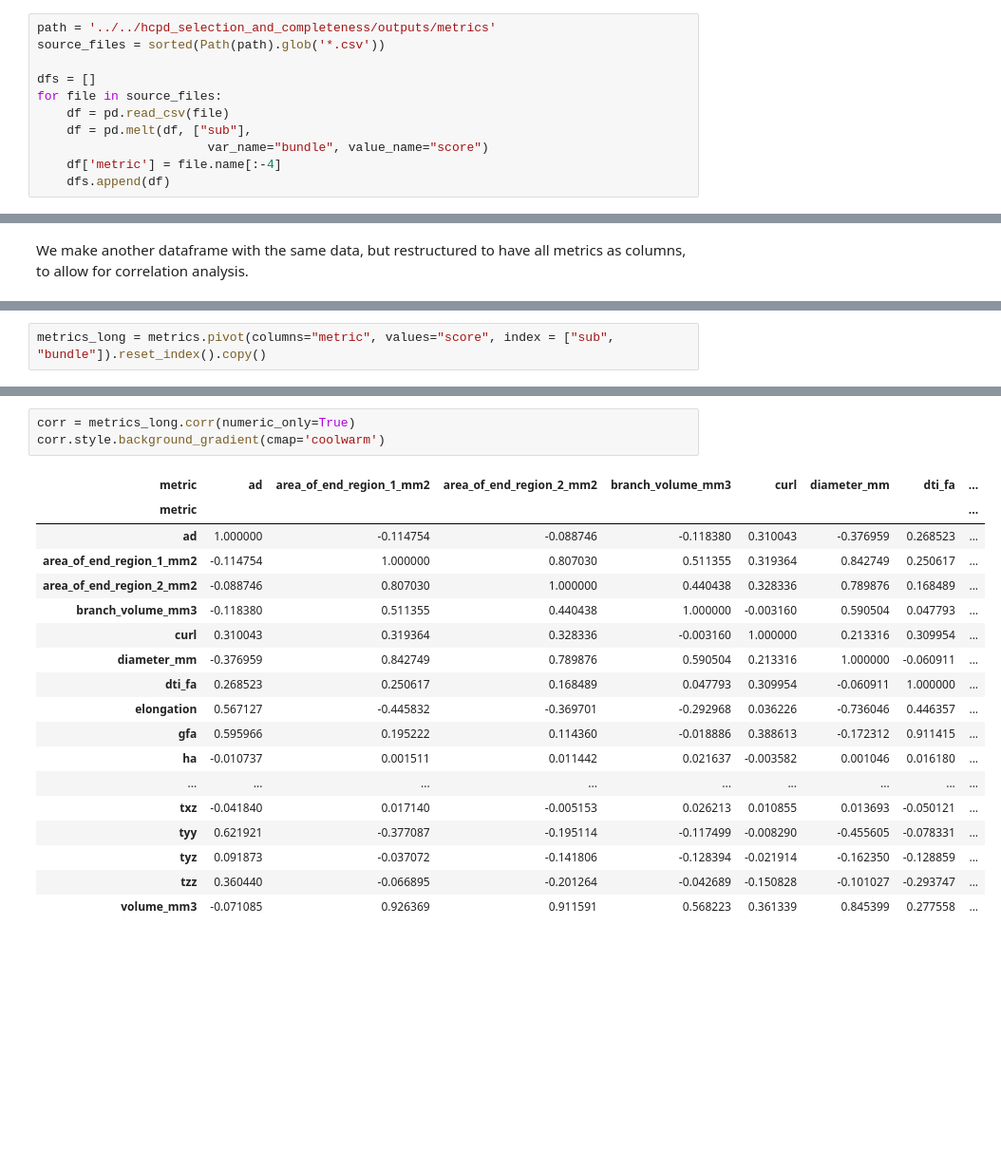
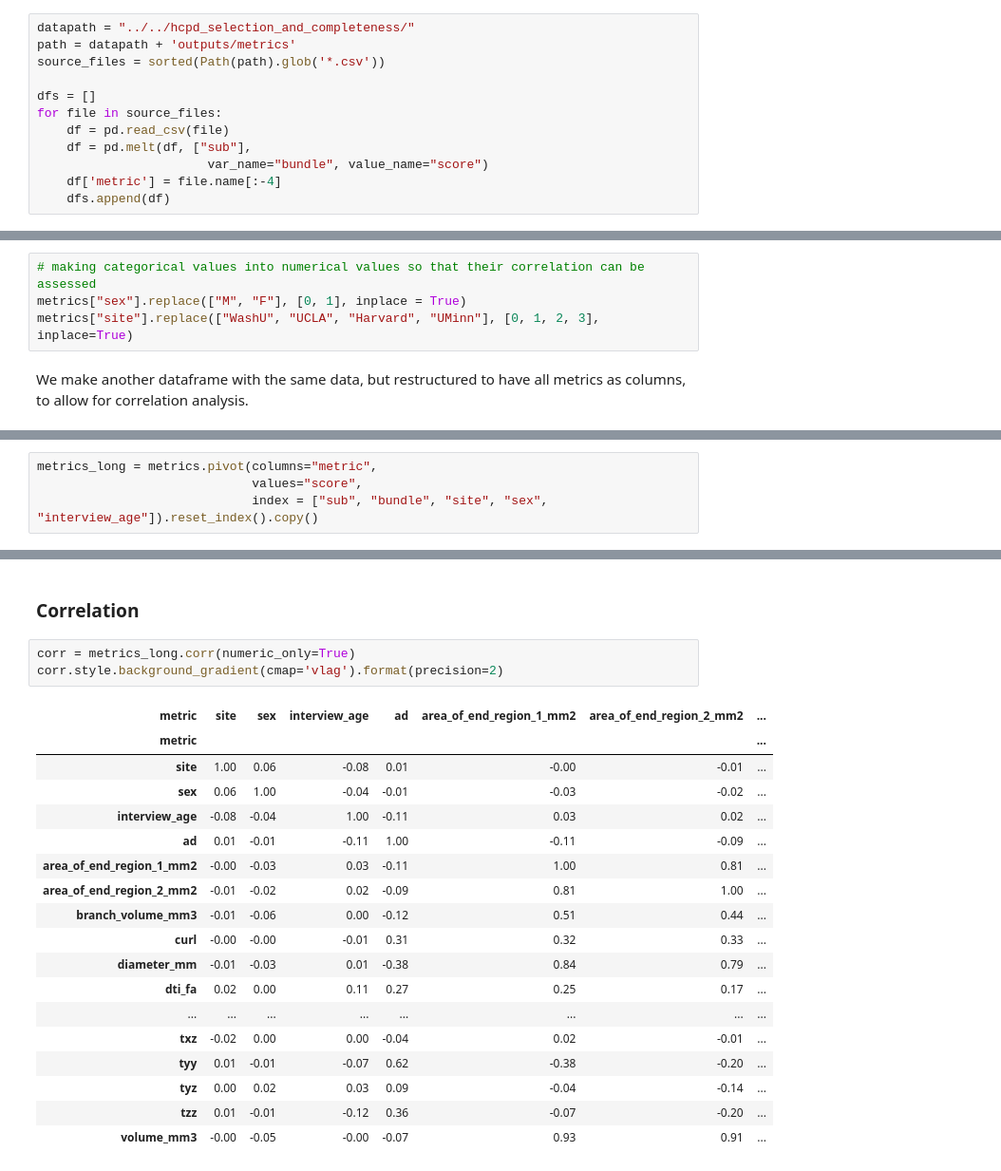
Before and after one commit to PennLINC/macedo_tracometry, a Jupyter notebook: code/autotrack_hcpd_analysis.ipynb, the cells around one changed output, grey strips where cells are left out. Shown at 95% size. Saved outputs shown, nothing was run; the diff lists cells and outputs as text; blank space fills up the shorter version.

```diff
--- a/code/autotrack_hcpd_analysis.ipynb
+++ b/code/autotrack_hcpd_analysis.ipynb
@@ -9,5 +11,6 @@ We combine all of these dataframes into one dataframe with four columns: sub (pa
 # %%
-path = '../../hcpd_selection_and_completeness/outputs/metrics'
+datapath = "../../hcpd_selection_and_completeness/"
+path = datapath + 'outputs/metrics'
 source_files = sorted(Path(path).glob('*.csv'))
 
 dfs = []
@@ -26,2 +55,6 @@ metrics.head(0)
+# %%
+# making categorical values into numerical values so that their correlation can be assessed
+metrics["sex"].replace(["M", "F"], [0, 1], inplace = True)
+metrics["site"].replace(["WashU", "UCLA", "Harvard", "UMinn"], [0, 1, 2, 3], inplace=True)
 # %% [markdown]
 We make another dataframe with the same data, but restructured to have all metrics as columns, to allow for correlation analysis.
@@ -32,3 +63,5 @@ len(metrics)/metrics["metric"].nunique()
 # %%
-metrics_long = metrics.pivot(columns="metric", values="score", index = ["sub", "bundle"]).reset_index().copy()
+metrics_long = metrics.pivot(columns="metric",
+                             values="score",
+                             index = ["sub", "bundle", "site", "sex", "interview_age"]).reset_index().copy()
 # %%
@@ -43,23 +101,25 @@ metrics_long.head(0)
+# %% [markdown]
+### Correlation
 # %%
 corr = metrics_long.corr(numeric_only=True)
-corr.style.background_gradient(cmap='coolwarm')
+corr.style.background_gradient(cmap='vlag').format(precision=2)
 # %% [output]
-| metric | ad | area_of_end_region_1_mm2 | area_of_end_region_2_mm2 | branch_volume_mm3 | curl | diameter_mm | dti_fa | ... |
-| metric |  |  |  |  |  |  |  | ... |
-| ad | 1.000000 | -0.114754 | -0.088746 | -0.118380 | 0.310043 | -0.376959 | 0.268523 | ... |
-| area_of_end_region_1_mm2 | -0.114754 | 1.000000 | 0.807030 | 0.511355 | 0.319364 | 0.842749 | 0.250617 | ... |
-| area_of_end_region_2_mm2 | -0.088746 | 0.807030 | 1.000000 | 0.440438 | 0.328336 | 0.789876 | 0.168489 | ... |
-| branch_volume_mm3 | -0.118380 | 0.511355 | 0.440438 | 1.000000 | -0.003160 | 0.590504 | 0.047793 | ... |
-| curl | 0.310043 | 0.319364 | 0.328336 | -0.003160 | 1.000000 | 0.213316 | 0.309954 | ... |
-| diameter_mm | -0.376959 | 0.842749 | 0.789876 | 0.590504 | 0.213316 | 1.000000 | -0.060911 | ... |
-| dti_fa | 0.268523 | 0.250617 | 0.168489 | 0.047793 | 0.309954 | -0.060911 | 1.000000 | ... |
-| elongation | 0.567127 | -0.445832 | -0.369701 | -0.292968 | 0.036226 | -0.736046 | 0.446357 | ... |
-| gfa | 0.595966 | 0.195222 | 0.114360 | -0.018886 | 0.388613 | -0.172312 | 0.911415 | ... |
-| ha | -0.010737 | 0.001511 | 0.011442 | 0.021637 | -0.003582 | 0.001046 | 0.016180 | ... |
-| ... | ... | ... | ... | ... | ... | ... | ... | ... |
-| txz | -0.041840 | 0.017140 | -0.005153 | 0.026213 | 0.010855 | 0.013693 | -0.050121 | ... |
-| tyy | 0.621921 | -0.377087 | -0.195114 | -0.117499 | -0.008290 | -0.455605 | -0.078331 | ... |
-| tyz | 0.091873 | -0.037072 | -0.141806 | -0.128394 | -0.021914 | -0.162350 | -0.128859 | ... |
-| tzz | 0.360440 | -0.066895 | -0.201264 | -0.042689 | -0.150828 | -0.101027 | -0.293747 | ... |
-| volume_mm3 | -0.071085 | 0.926369 | 0.911591 | 0.568223 | 0.361339 | 0.845399 | 0.277558 | ... |
+| metric | site | sex | interview_age | ad | area_of_end_region_1_mm2 | area_of_end_region_2_mm2 | ... |
+| metric |  |  |  |  |  |  | ... |
+| site | 1.00 | 0.06 | -0.08 | 0.01 | -0.00 | -0.01 | ... |
+| sex | 0.06 | 1.00 | -0.04 | -0.01 | -0.03 | -0.02 | ... |
+| interview_age | -0.08 | -0.04 | 1.00 | -0.11 | 0.03 | 0.02 | ... |
+| ad | 0.01 | -0.01 | -0.11 | 1.00 | -0.11 | -0.09 | ... |
+| area_of_end_region_1_mm2 | -0.00 | -0.03 | 0.03 | -0.11 | 1.00 | 0.81 | ... |
+| area_of_end_region_2_mm2 | -0.01 | -0.02 | 0.02 | -0.09 | 0.81 | 1.00 | ... |
+| branch_volume_mm3 | -0.01 | -0.06 | 0.00 | -0.12 | 0.51 | 0.44 | ... |
+| curl | -0.00 | -0.00 | -0.01 | 0.31 | 0.32 | 0.33 | ... |
+| diameter_mm | -0.01 | -0.03 | 0.01 | -0.38 | 0.84 | 0.79 | ... |
+| dti_fa | 0.02 | 0.00 | 0.11 | 0.27 | 0.25 | 0.17 | ... |
+| ... | ... | ... | ... | ... | ... | ... | ... |
+| txz | -0.02 | 0.00 | 0.00 | -0.04 | 0.02 | -0.01 | ... |
+| tyy | 0.01 | -0.01 | -0.07 | 0.62 | -0.38 | -0.20 | ... |
+| tyz | 0.00 | 0.02 | 0.03 | 0.09 | -0.04 | -0.14 | ... |
+| tzz | 0.01 | -0.01 | -0.12 | 0.36 | -0.07 | -0.20 | ... |
+| volume_mm3 | -0.00 | -0.05 | -0.00 | -0.07 | 0.93 | 0.91 | ... |
 # %%
```
Also changed, not shown: parts of 26 cells of this notebook, 2 other files.
